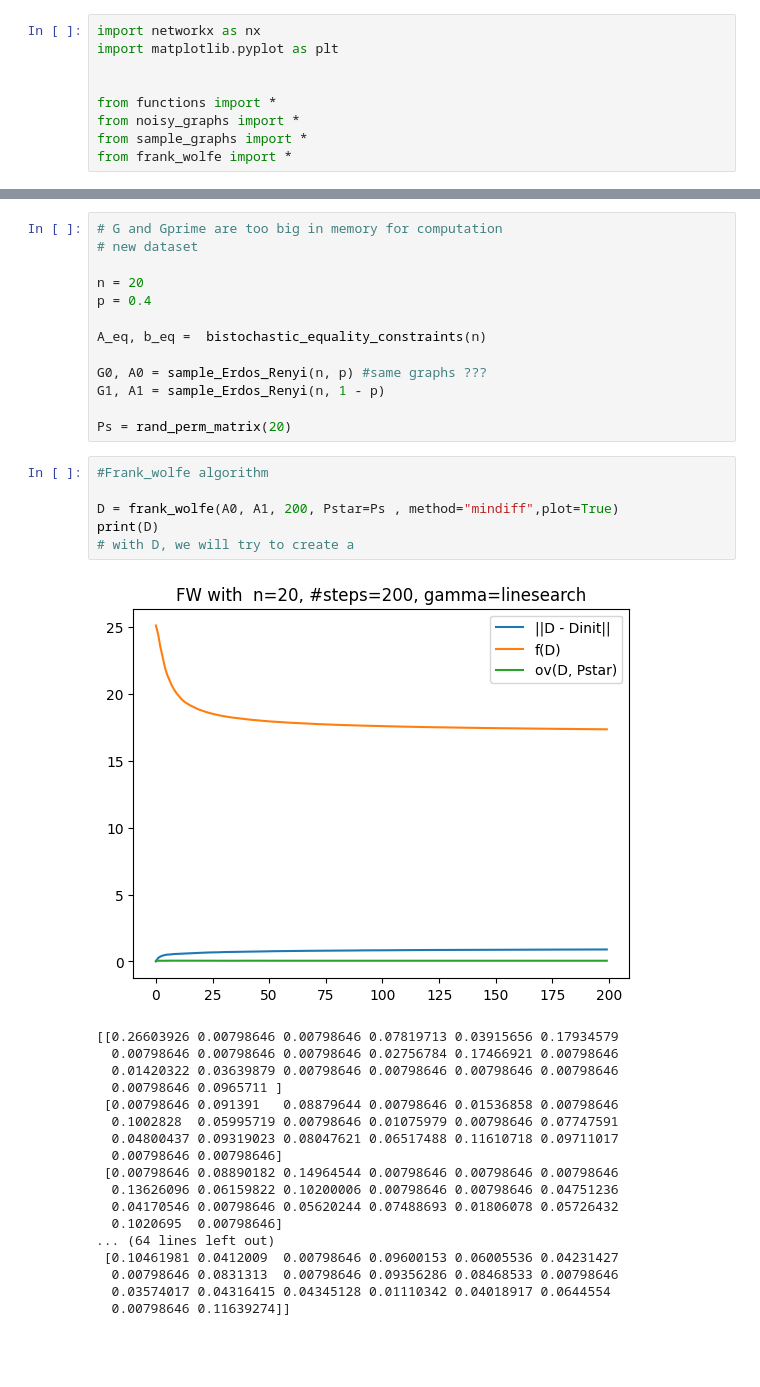
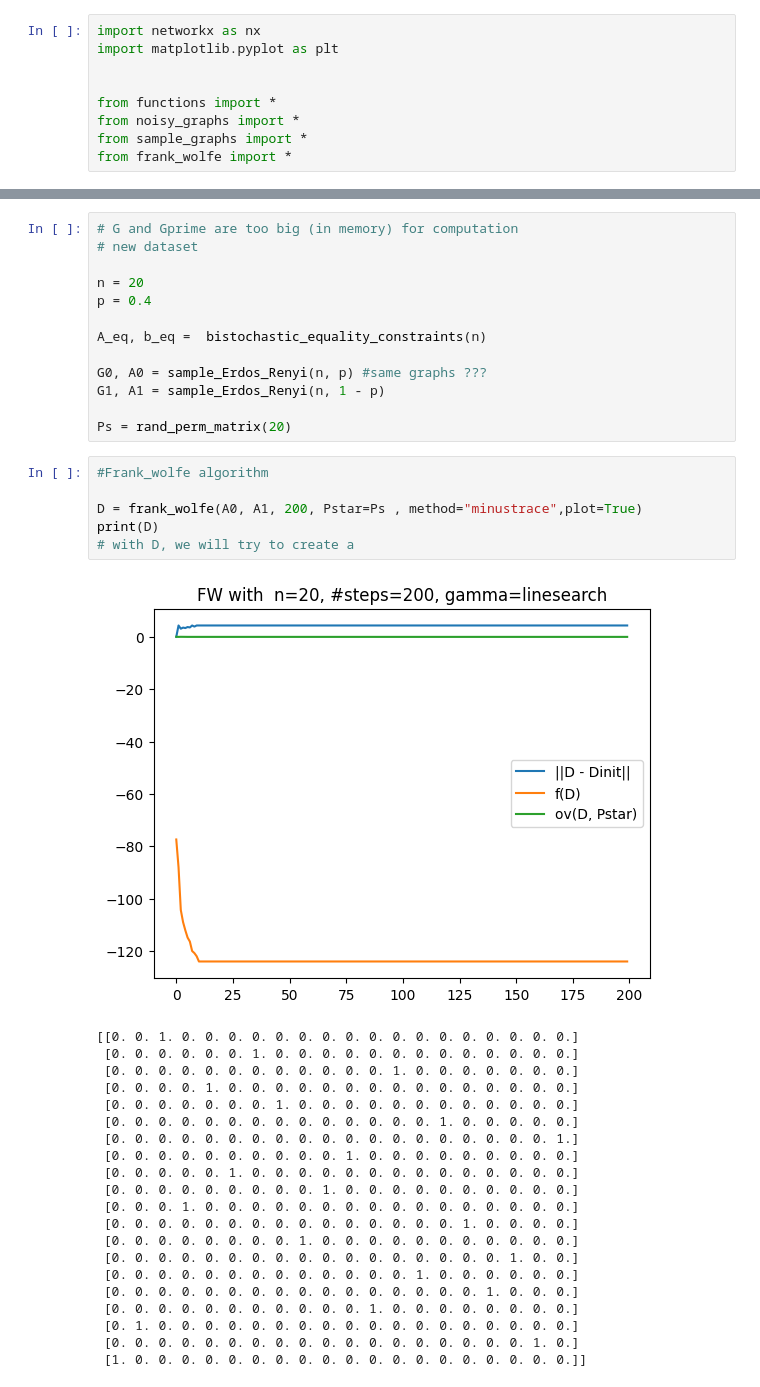
Before and after one commit to jakobmaier-eu/graph-gromov, a Jupyter notebook: testing_algorithms.ipynb, the cells around one changed output, grey strips where cells are left out. Saved outputs shown, nothing was run; the diff lists cells and outputs as text; blank space fills up the shorter version.

Commit message:
Pretty plots

```diff
--- a/testing_algorithms.ipynb
+++ b/testing_algorithms.ipynb
@@ -28,5 +22,5 @@ Number of edges: 198110
 # %%
-# G and Gprime are too big in memory for computation
+# G and Gprime are too big (in memory) for computation
 # new dataset
 
 n = 20
@@ -41,28 +35,31 @@ Ps = rand_perm_matrix(20)
 # %%
 #Frank_wolfe algorithm
 
-D = frank_wolfe(A0, A1, 200, Pstar=Ps , method="mindiff",plot=True)
+D = frank_wolfe(A0, A1, 200, Pstar=Ps , method="minustrace",plot=True)
 print(D)
 # with D, we will try to create a
 # %% [output]
-[figure, old version]
+[figure, new version]
-[[0.26603926 0.00798646 0.00798646 0.07819713 0.03915656 0.17934579
-  0.00798646 0.00798646 0.00798646 0.02756784 0.17466921 0.00798646
-  0.01420322 0.03639879 0.00798646 0.00798646 0.00798646 0.00798646
-  0.00798646 0.0965711 ]
- [0.00798646 0.091391   0.08879644 0.00798646 0.01536858 0.00798646
-  0.1002828  0.05995719 0.00798646 0.01075979 0.00798646 0.07747591
-  0.04800437 0.09319023 0.08047621 0.06517488 0.11610718 0.09711017
-  0.00798646 0.00798646]
- [0.00798646 0.08890182 0.14964544 0.00798646 0.00798646 0.00798646
-  0.13626096 0.06159822 0.10200006 0.00798646 0.00798646 0.04751236
-  0.04170546 0.00798646 0.05620244 0.07488693 0.01806078 0.05726432
-  0.1020695  0.00798646]
-... (64 lines left out)
- [0.10461981 0.0412009  0.00798646 0.09600153 0.06005536 0.04231427
-  0.00798646 0.0831313  0.00798646 0.09356286 0.08468533 0.00798646
-  0.03574017 0.04316415 0.04345128 0.01110342 0.04018917 0.0644554
-  0.00798646 0.11639274]]
+[[0. 0. 1. 0. 0. 0. 0. 0. 0. 0. 0. 0. 0. 0. 0. 0. 0. 0. 0. 0.]
+ [0. 0. 0. 0. 0. 0. 1. 0. 0. 0. 0. 0. 0. 0. 0. 0. 0. 0. 0. 0.]
+ [0. 0. 0. 0. 0. 0. 0. 0. 0. 0. 0. 0. 1. 0. 0. 0. 0. 0. 0. 0.]
+ [0. 0. 0. 0. 1. 0. 0. 0. 0. 0. 0. 0. 0. 0. 0. 0. 0. 0. 0. 0.]
+ [0. 0. 0. 0. 0. 0. 0. 1. 0. 0. 0. 0. 0. 0. 0. 0. 0. 0. 0. 0.]
+ [0. 0. 0. 0. 0. 0. 0. 0. 0. 0. 0. 0. 0. 0. 1. 0. 0. 0. 0. 0.]
+ [0. 0. 0. 0. 0. 0. 0. 0. 0. 0. 0. 0. 0. 0. 0. 0. 0. 0. 0. 1.]
+ [0. 0. 0. 0. 0. 0. 0. 0. 0. 0. 1. 0. 0. 0. 0. 0. 0. 0. 0. 0.]
+ [0. 0. 0. 0. 0. 1. 0. 0. 0. 0. 0. 0. 0. 0. 0. 0. 0. 0. 0. 0.]
+ [0. 0. 0. 0. 0. 0. 0. 0. 0. 1. 0. 0. 0. 0. 0. 0. 0. 0. 0. 0.]
+ [0. 0. 0. 1. 0. 0. 0. 0. 0. 0. 0. 0. 0. 0. 0. 0. 0. 0. 0. 0.]
+ [0. 0. 0. 0. 0. 0. 0. 0. 0. 0. 0. 0. 0. 0. 0. 1. 0. 0. 0. 0.]
+ [0. 0. 0. 0. 0. 0. 0. 0. 1. 0. 0. 0. 0. 0. 0. 0. 0. 0. 0. 0.]
+ [0. 0. 0. 0. 0. 0. 0. 0. 0. 0. 0. 0. 0. 0. 0. 0. 0. 1. 0. 0.]
+ [0. 0. 0. 0. 0. 0. 0. 0. 0. 0. 0. 0. 0. 1. 0. 0. 0. 0. 0. 0.]
+ [0. 0. 0. 0. 0. 0. 0. 0. 0. 0. 0. 0. 0. 0. 0. 0. 1. 0. 0. 0.]
+ [0. 0. 0. 0. 0. 0. 0. 0. 0. 0. 0. 1. 0. 0. 0. 0. 0. 0. 0. 0.]
+ [0. 1. 0. 0. 0. 0. 0. 0. 0. 0. 0. 0. 0. 0. 0. 0. 0. 0. 0. 0.]
+ [0. 0. 0. 0. 0. 0. 0. 0. 0. 0. 0. 0. 0. 0. 0. 0. 0. 0. 1. 0.]
+ [1. 0. 0. 0. 0. 0. 0. 0. 0. 0. 0. 0. 0. 0. 0. 0. 0. 0. 0. 0.]]
 # %%
 Dp = project_to_perm(D, A_eq, b_eq)
 
```
Also changed, not shown: parts of 5 cells of this notebook, 2 other files.
